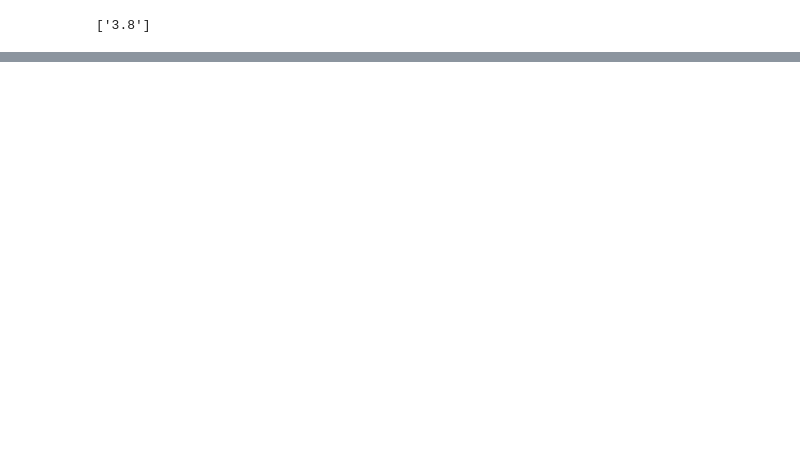
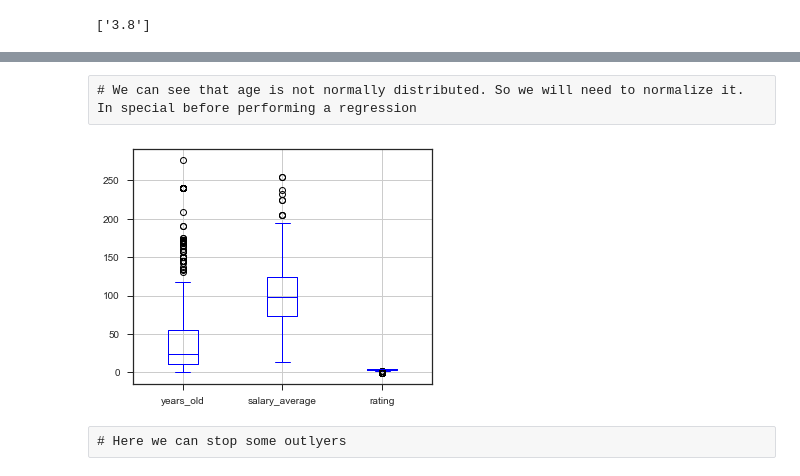
Before and after one commit to EnriqueSPR/ds_salary_project, a Jupyter notebook: Project Ken.ipynb, the cells around one changed output, grey strips where cells are left out. Cells and saved outputs as stored; diff of their text form; code cells hidden in the pictures; blank space fills up the shorter version.

Commit message:
EDA numeric columns

```diff
--- a/Project Ken.ipynb
+++ b/Project Ken.ipynb
@@ -400,0 +445,4 @@ pd.read_csv("Ken Project Data Cleaned.csv")
+# %%
+numerics = ['int16', 'int32', 'int64', 'float16', 'float32', 'float64']
+
+numeric_df = df2.select_dtypes(include=numerics)
@@ -400,0 +455,11 @@ pd.read_csv("Ken Project Data Cleaned.csv")
+# %% [raw]
+# We can see that age is not normally distributed. So we will need to normalize it. In special before performing a regression
+# %%
+fig, ax = plt.subplots(1, figsize=(5, 4))
+numeric_df[["years_old", "salary_average", "rating"]].boxplot(color="b")
+plt.tight_layout()
+plt.show()
+# %% [output]
+[figure, added]
+# %% [raw]
+# Here we can stop some outlyers
```
Also changed, not shown: parts of 80 cells of this notebook, 1 other file.
